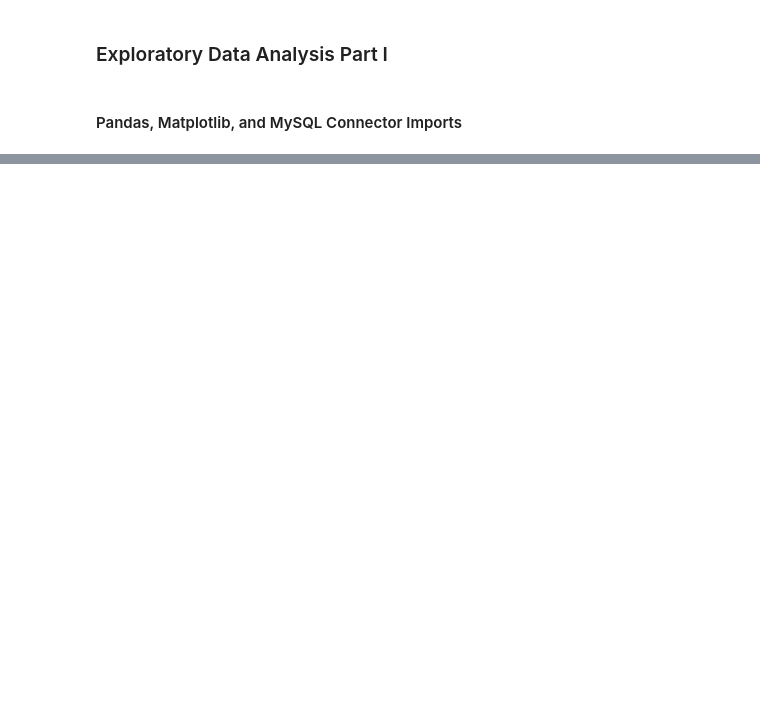
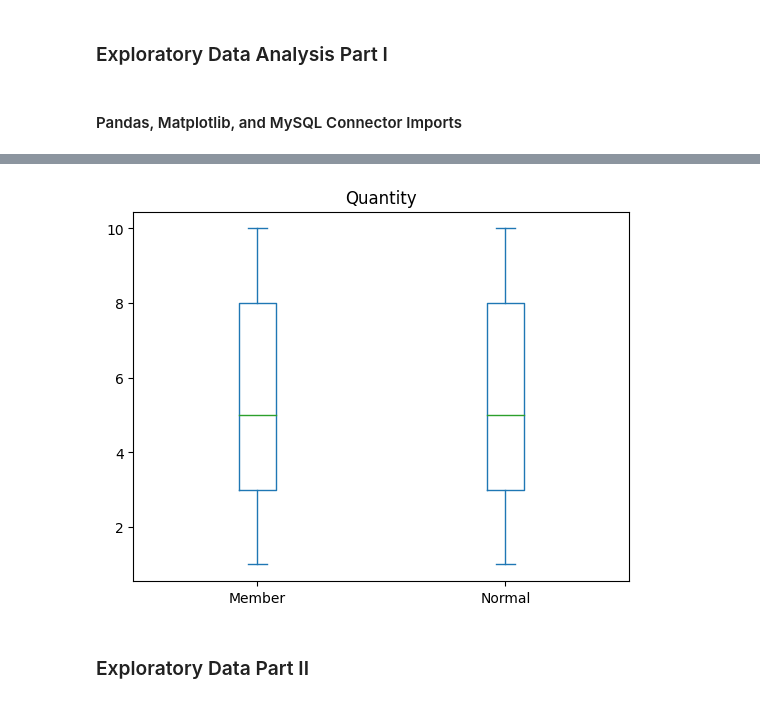
Before and after one commit to andigarcia901/ExploratoryDataAnalysis, a Jupyter notebook: ExploratoryDataAnalysis.ipynb, the cells around one changed output, grey strips where cells are left out. Cells and saved outputs as stored; diff of their text form; code cells hidden in the pictures; blank space fills up the shorter version.

```diff
--- a/ExploratoryDataAnalysis.ipynb
+++ b/ExploratoryDataAnalysis.ipynb
@@ -26,0 +141,6 @@ import mysql.connector as connection
+# %%
+box_plot = non_null_df.plot.box(column=["Quantity"], by="Customer_Type");
+# %% [output]
+[figure, added]
+# %% [markdown]
+### Exploratory Data Part II
```
Also changed, not shown: parts of 23 cells of this notebook.
